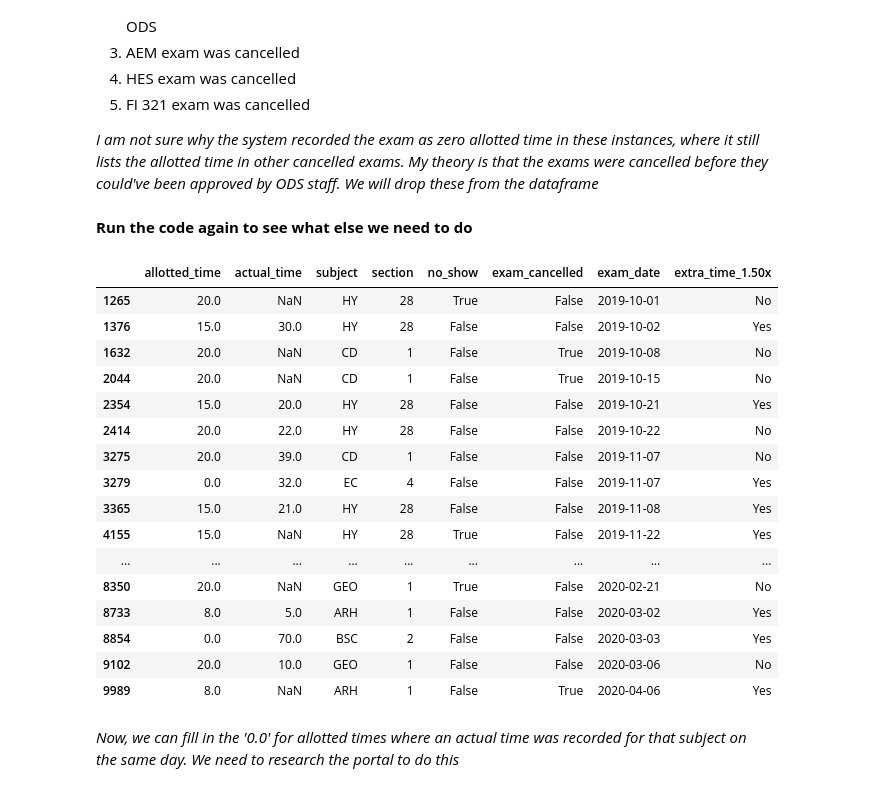
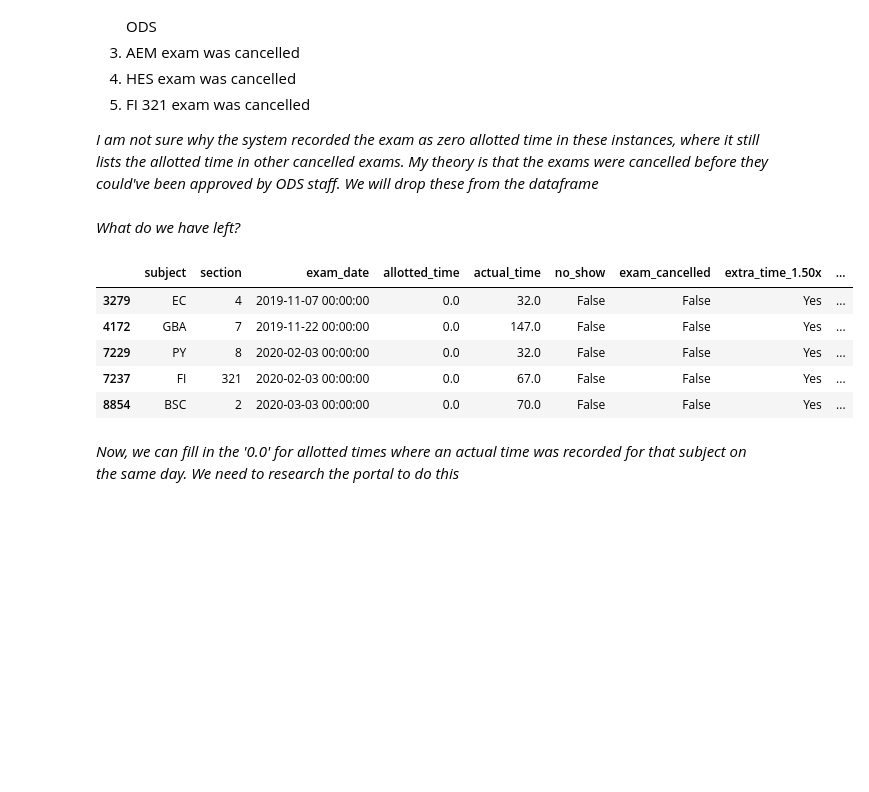
Before and after one commit to dihoxy/ODS-Test-Center-Project, a Jupyter notebook: Handling Outliers and Basic Exploratory Analysis.ipynb, the cells around one changed output. Saved outputs shown, nothing was run; the diff lists cells and outputs as text; code cells hidden in the pictures; blank space fills up the shorter version.

```diff
--- a/Handling Outliers and Basic Exploratory Analysis.ipynb
+++ b/Handling Outliers and Basic Exploratory Analysis.ipynb
@@ -166,7 +166,7 @@ ods[ods['requested_in_advance'] <0.0]
 *On this one, the student actually took the test on the 12th not the 11th. We need to update the exam_date*
 # %%
 ods.loc[4987, ['exam_date']] ='2019-12-12'
-ods.loc[4987, ['days_requested_submitted_in_advance']] = 0.0
+ods.loc[4987, ['requested_in_advance']] = 0.0
 # %% [markdown]
 ### 123 days Advance Scheduling
 # %% [markdown]
@@ -222,3 +201,7 @@ zero_time = ods.loc[ods['actual_time']== 0.0, ['proctor','subject', 'section', '
 for i in zero_time:
     ods.at[i, 'actual_start'] = ods.at[i, 'start_time']
     ods.at[i, 'actual_time'] = ods.at[i, 'actual_end'] - ods.at[i, 'actual_start']
+
+ods['actual_time'] = pd.to_timedelta(ods['actual_time'], unit='m')
+ods['actual_time'] = ods['actual_time'].dt.total_seconds()/60.0
+ods['actual_time']
@@ -247,2 +243,2 @@ ods.loc[zero_time, ['subject', 'section', 'exam_date', 'start_time', 'end_time',
 # %%
-ods.drop(index=[1001, 9314], inplace=True)
+ods.drop(index=[1001, 2896, 9314], inplace=True)
@@ -292,29 +318,19 @@ For Exams that have 0.0 allotted time and have null actual time values:
 *I am not sure why the system recorded the exam as zero allotted time in these instances, where it still lists the allotted time in other cancelled exams. My theory is that the exams were cancelled before they could've been approved by ODS staff. We will drop these from the dataframe*
 # %%
 ods.drop(index=ods[(ods['allotted_time'] == 0.0) & (ods['actual_time'].isna())].index, inplace=True)
-# %% [markdown]
-**Run the code again to see what else we need to do**
+# %% [markdown]
+*What do we have left?*
 # %%
-ods.loc[ods['allotted_time']< 30, ['allotted_time', 'actual_time', 'subject', 'section','no_show', 'exam_cancelled', 'exam_date',
-                                   'extra_time_1.50x']]
+ods.loc[ods['allotted_time'] == 0.0, ['subject', 'section', 'exam_date',
+                                      'allotted_time', 'actual_time',
+                                      'no_show', 'exam_cancelled', 'extra_time_1.50x', 'extra_time_2.00x']]
 # %% [output]
-|  | allotted_time | actual_time | subject | section | no_show | exam_cancelled | exam_date | extra_time_1.50x |
-| 1265 | 20.0 | NaN | HY | 28 | True | False | 2019-10-01 | No |
-| 1376 | 15.0 | 30.0 | HY | 28 | False | False | 2019-10-02 | Yes |
-| 1632 | 20.0 | NaN | CD | 1 | False | True | 2019-10-08 | No |
-| 2044 | 20.0 | NaN | CD | 1 | False | True | 2019-10-15 | No |
-| 2354 | 15.0 | 20.0 | HY | 28 | False | False | 2019-10-21 | Yes |
-| 2414 | 20.0 | 22.0 | HY | 28 | False | False | 2019-10-22 | No |
-| 3275 | 20.0 | 39.0 | CD | 1 | False | False | 2019-11-07 | No |
-| 3279 | 0.0 | 32.0 | EC | 4 | False | False | 2019-11-07 | Yes |
-| 3365 | 15.0 | 21.0 | HY | 28 | False | False | 2019-11-08 | Yes |
-| 4155 | 15.0 | NaN | HY | 28 | True | False | 2019-11-22 | Yes |
-| ... | ... | ... | ... | ... | ... | ... | ... | ... |
-| 8350 | 20.0 | NaN | GEO | 1 | True | False | 2020-02-21 | No |
-| 8733 | 8.0 | 5.0 | ARH | 1 | False | False | 2020-03-02 | Yes |
-| 8854 | 0.0 | 70.0 | BSC | 2 | False | False | 2020-03-03 | Yes |
-| 9102 | 20.0 | 10.0 | GEO | 1 | False | False | 2020-03-06 | No |
-| 9989 | 8.0 | NaN | ARH | 1 | False | True | 2020-04-06 | Yes |
+|  | subject | section | exam_date | allotted_time | actual_time | no_show | exam_cancelled | extra_time_1.50x | ... |
+| 3279 | EC | 4 | 2019-11-07 00:00:00 | 0.0 | 32.0 | False | False | Yes | ... |
+| 4172 | GBA | 7 | 2019-11-22 00:00:00 | 0.0 | 147.0 | False | False | Yes | ... |
+| 7229 | PY | 8 | 2020-02-03 00:00:00 | 0.0 | 32.0 | False | False | Yes | ... |
+| 7237 | FI | 321 | 2020-02-03 00:00:00 | 0.0 | 67.0 | False | False | Yes | ... |
+| 8854 | BSC | 2 | 2020-03-03 00:00:00 | 0.0 | 70.0 | False | False | Yes | ... |
 # %% [markdown]
 *Now, we can fill in the '0.0' for allotted times where an actual time was recorded for that subject on the same day. We need to research the portal to do this*
 # %% [markdown]
```
Also changed, not shown: parts of 22 cells of this notebook, 1 other file.
